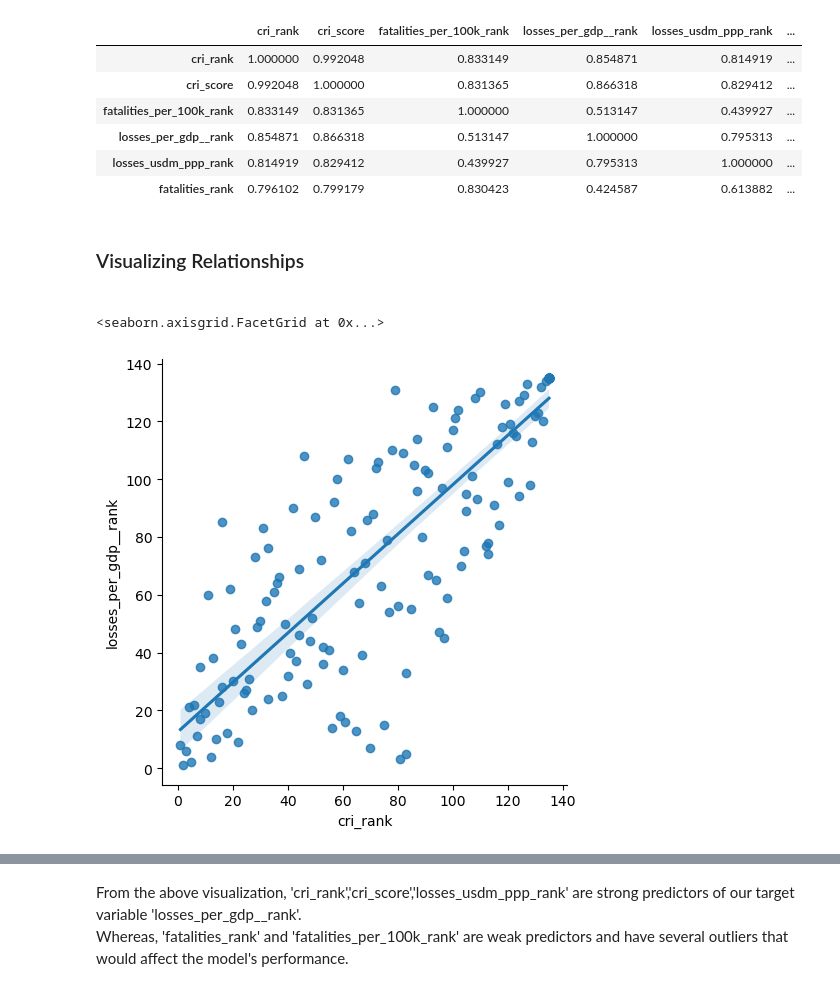
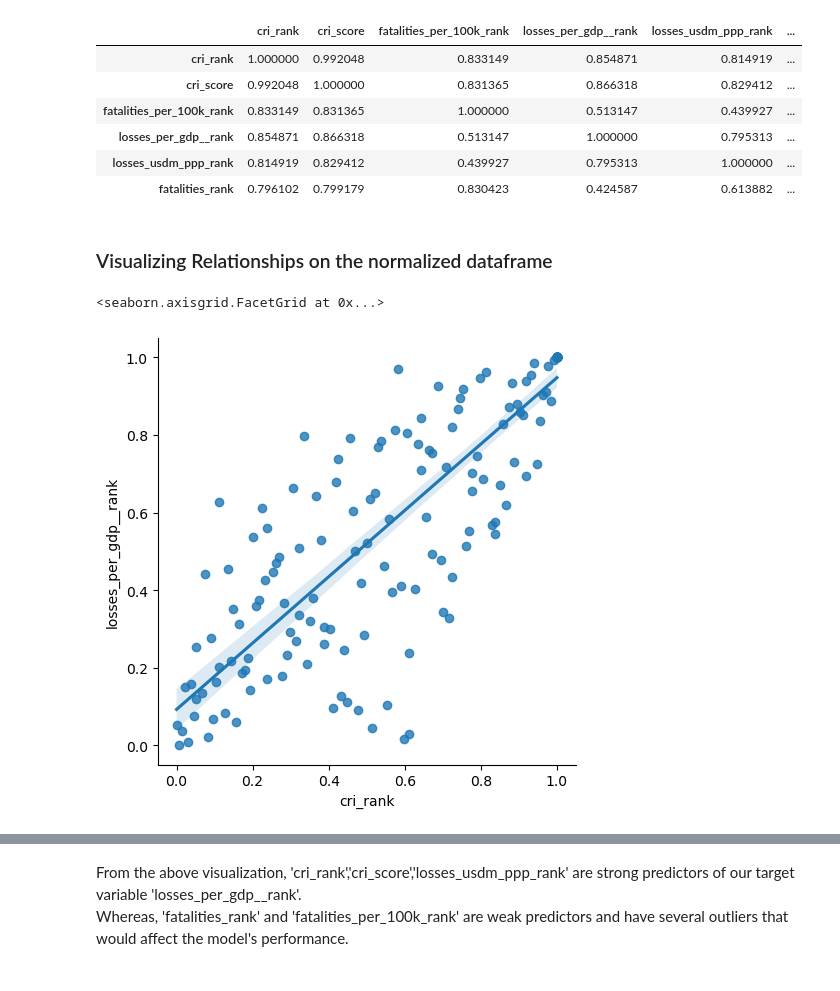
Before and after one commit to tahmee/SVC-Premiere-Project, a Jupyter notebook: SVC project.ipynb, the cells around one changed output, grey strips where cells are left out. Saved outputs shown, nothing was run; the diff lists cells and outputs as text; code cells hidden in the pictures.

```diff
--- a/SVC project.ipynb
+++ b/SVC project.ipynb
@@ -305,12 +305,12 @@ df[['cri_rank', 'cri_score', 'fatalities_per_100k_rank', 'losses_per_gdp__rank',
 | losses_usdm_ppp_rank | 0.814919 | 0.829412 | 0.439927 | 0.795313 | 1.000000 | ... |
 | fatalities_rank | 0.796102 | 0.799179 | 0.830423 | 0.424587 | 0.613882 | ... |
 # %% [markdown]
-<h3>Visualizing Relationships<h3>
+### Visualizing Relationships on the normalized dataframe
 # %%
 #checking relationship between possible predictor and target variable
-sns.lmplot(x = 'cri_rank', y ='losses_per_gdp__rank', data = df)
+sns.lmplot(x = 'cri_rank', y ='losses_per_gdp__rank', data = df_new)
 # %% [output]
 <seaborn.axisgrid.FacetGrid at 0x...>
-[figure, old version]
+[figure, new version]
 # %%
 fig, ax = plt.subplots(ncols=2, nrows=2, figsize=(10, 8))
```
Also changed, not shown: parts of 25 cells of this notebook.
